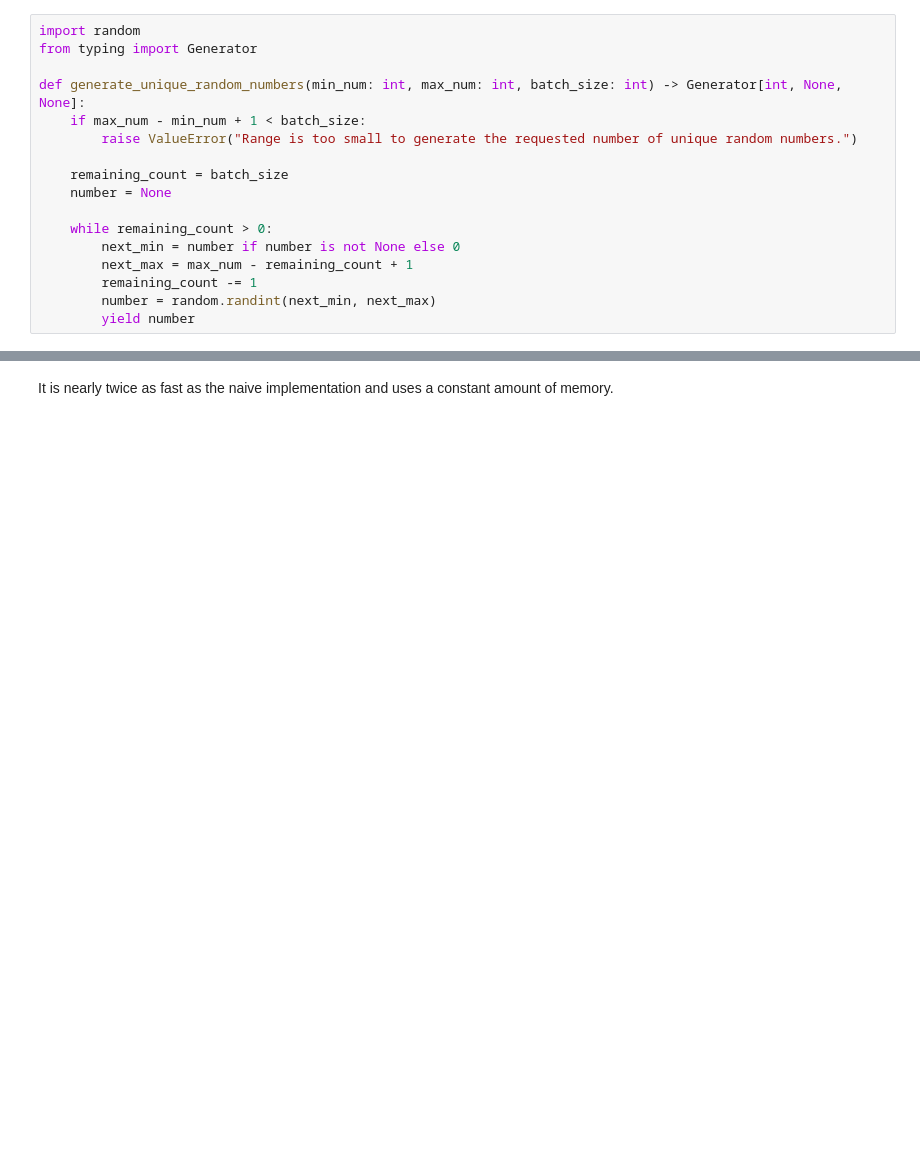
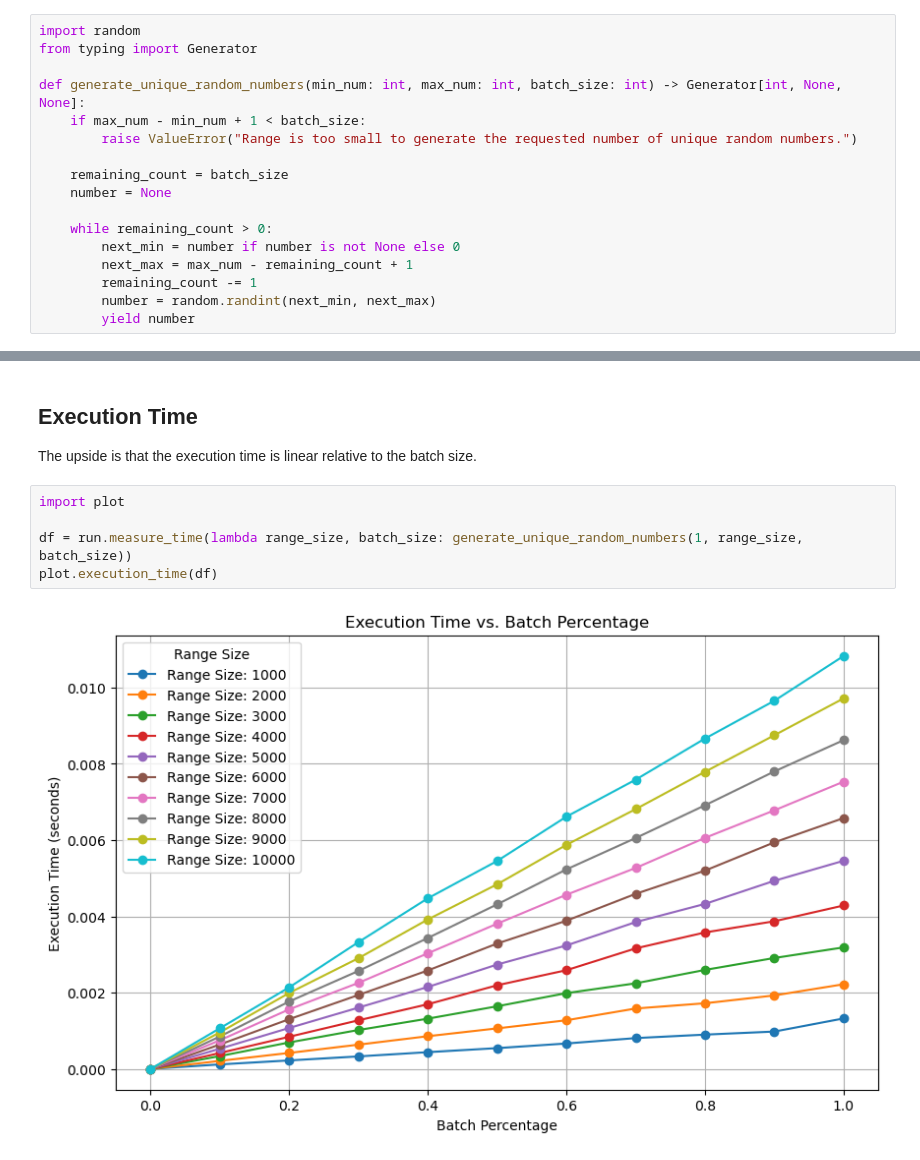
Before and after one commit to steinybot/unirangen, a Jupyter notebook: 2 - Incremental.ipynb, the cells around one changed output, grey strips where cells are left out. Drawn from its saved outputs; the diff is of its cells as text; blank space fills up the shorter version.

Commit message:
Add execution time to incremental

```diff
--- a/2 - Incremental.ipynb
+++ b/2 - Incremental.ipynb
@@ -72,2 +38,11 @@ Wall time: 44.9 s
-# %% [markdown]
-It is nearly twice as fast as the naive implementation and uses a constant amount of memory.
+# %% [markdown]
+## Execution Time
+
+The upside is that the execution time is linear relative to the batch size.
+# %%
+import plot
+
+df = run.measure_time(lambda range_size, batch_size: generate_unique_random_numbers(1, range_size, batch_size))
+plot.execution_time(df)
+# %% [output]
+[figure, added]
```
Also changed, not shown: parts of 13 cells of this notebook, 2 other files.
